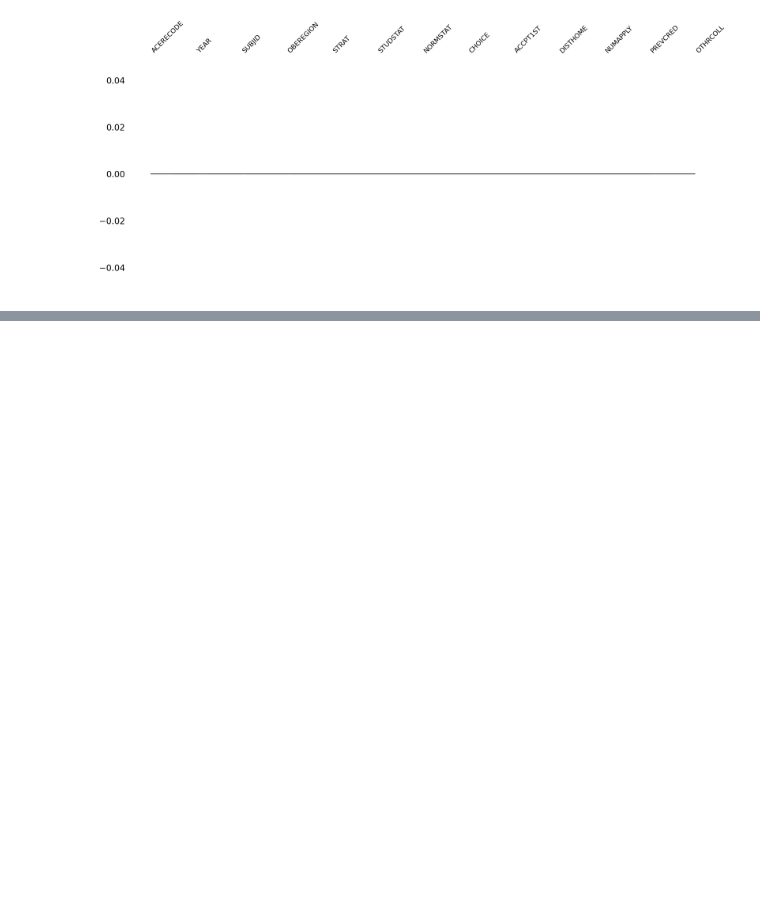
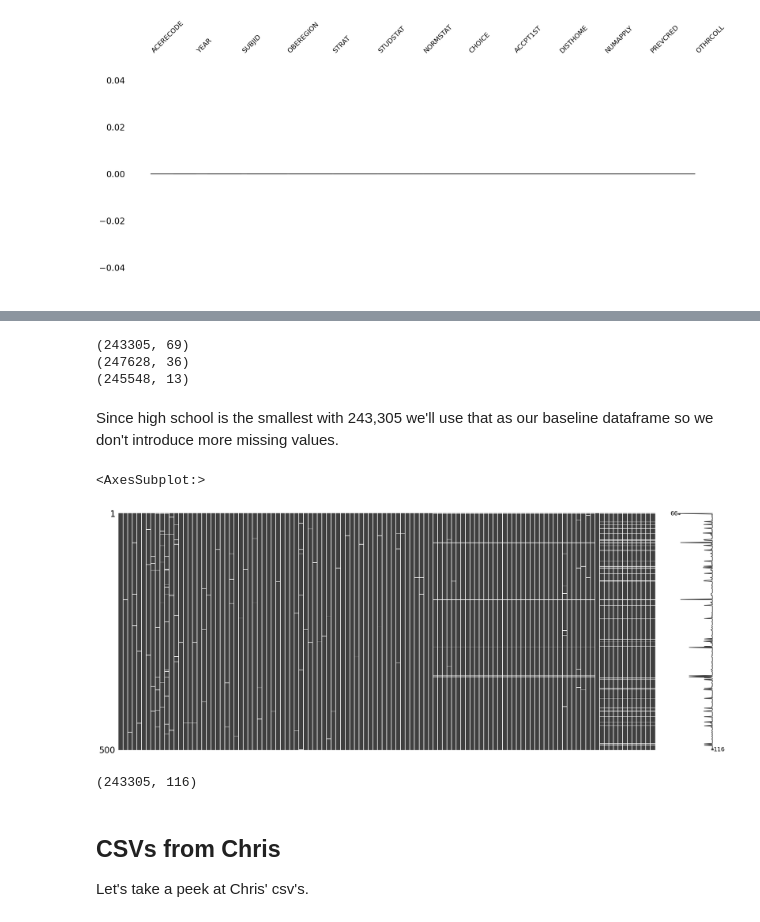
Before and after one commit to Christheoneoneil/stat330_final, a Jupyter notebook: notebooks/01.00-maj-explore-databases.ipynb, the cells around one changed output, grey strips where cells are left out. Drawn from its saved outputs; the diff is of its cells as text; code cells hidden in the pictures; blank space fills up the shorter version.

```diff
--- a/notebooks/01.00-maj-explore-databases.ipynb
+++ b/notebooks/01.00-maj-explore-databases.ipynb
@@ -228,0 +200,41 @@ with open("../stats/TFS_features.txt", "w") as f:
+# %%
+# Drop duplicate columns
+duplicate_cols = [
+    'RecodedCollegeI.D.',
+    'OBERegion',
+    'CIRPStratificationCell',
+    'Studentstatus',
+    'Normsstatus']
+
+for col in duplicate_cols:
+    hs_df.drop(col, inplace=True, axis=1)
+
+dem_df.drop("Surveyyear", inplace=True, axis=1)
+# %%
+print(hs_df.shape)
+print(dem_df.shape)
+print(tfs_df.shape)
+# %% [output]
+(243305, 69)
+(247628, 36)
+(245548, 13)
+# %% [markdown]
+Since high school is the smallest with 243,305 we'll use that as our baseline dataframe so we don't introduce more missing values.
+# %%
+# Save all
+merged_df_hs_dem = pd.merge(hs_df, dem_df, how="left", on="SubjectI.D.")
+# %%
+merged_df_hs_dem['SUBJID'] = merged_df_hs_dem['SubjectI.D.']
+merged_df_hs_dem.drop('SubjectI.D.', inplace=True, axis=1)
+# %%
+merged_df = pd.merge(merged_df_hs_dem, tfs_df, how='left', on='SUBJID')
+# %%
+msno.matrix(merged_df.sample(500))
+# %% [output]
+<AxesSubplot:>
+[figure, added]
+# %%
+# Check the shape of the merged data
+merged_df.shape
+# %% [output]
+(243305, 116)
@@ -228,0 +244,4 @@ with open("../stats/TFS_features.txt", "w") as f:
+# %% [markdown]
+## CSVs from Chris
+
+Let's take a peek at Chris' csv's.
```
Also changed, not shown: parts of 26 cells of this notebook.
